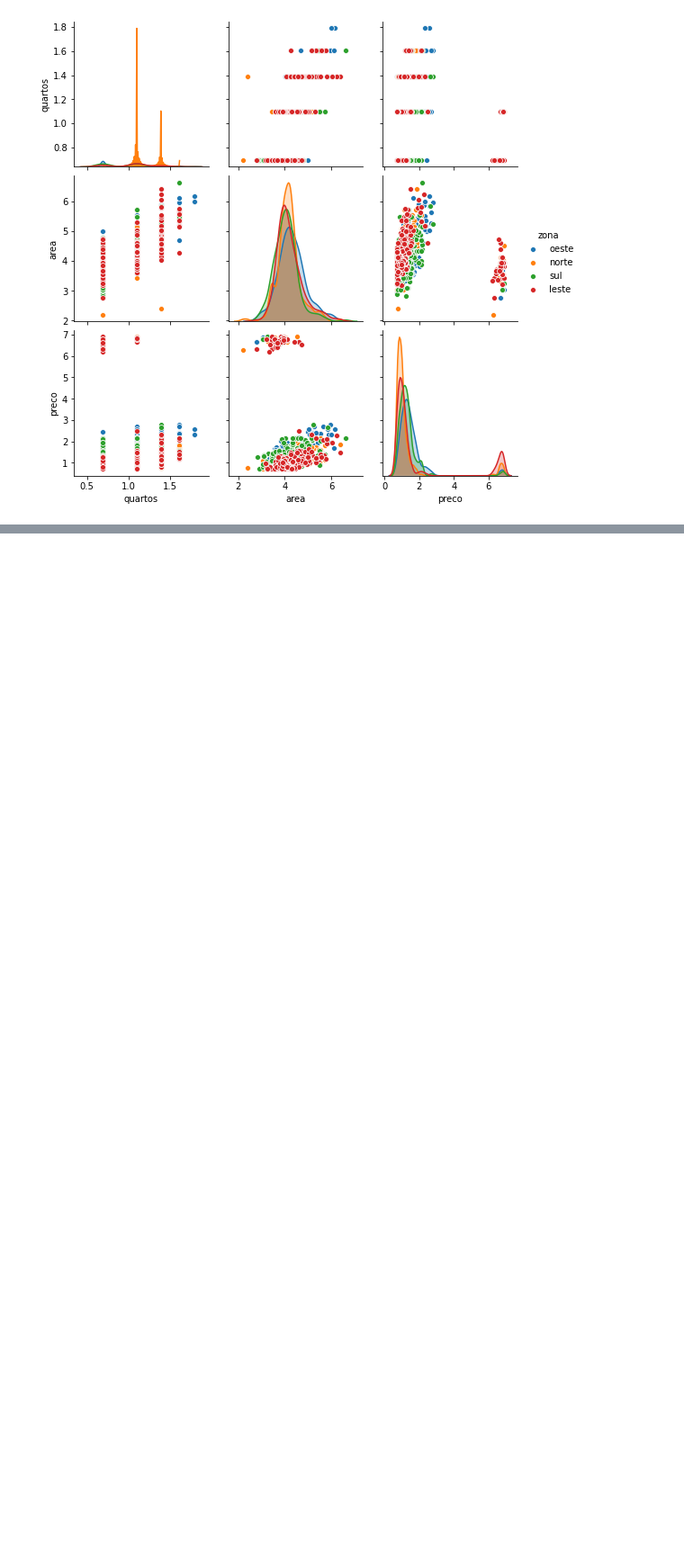
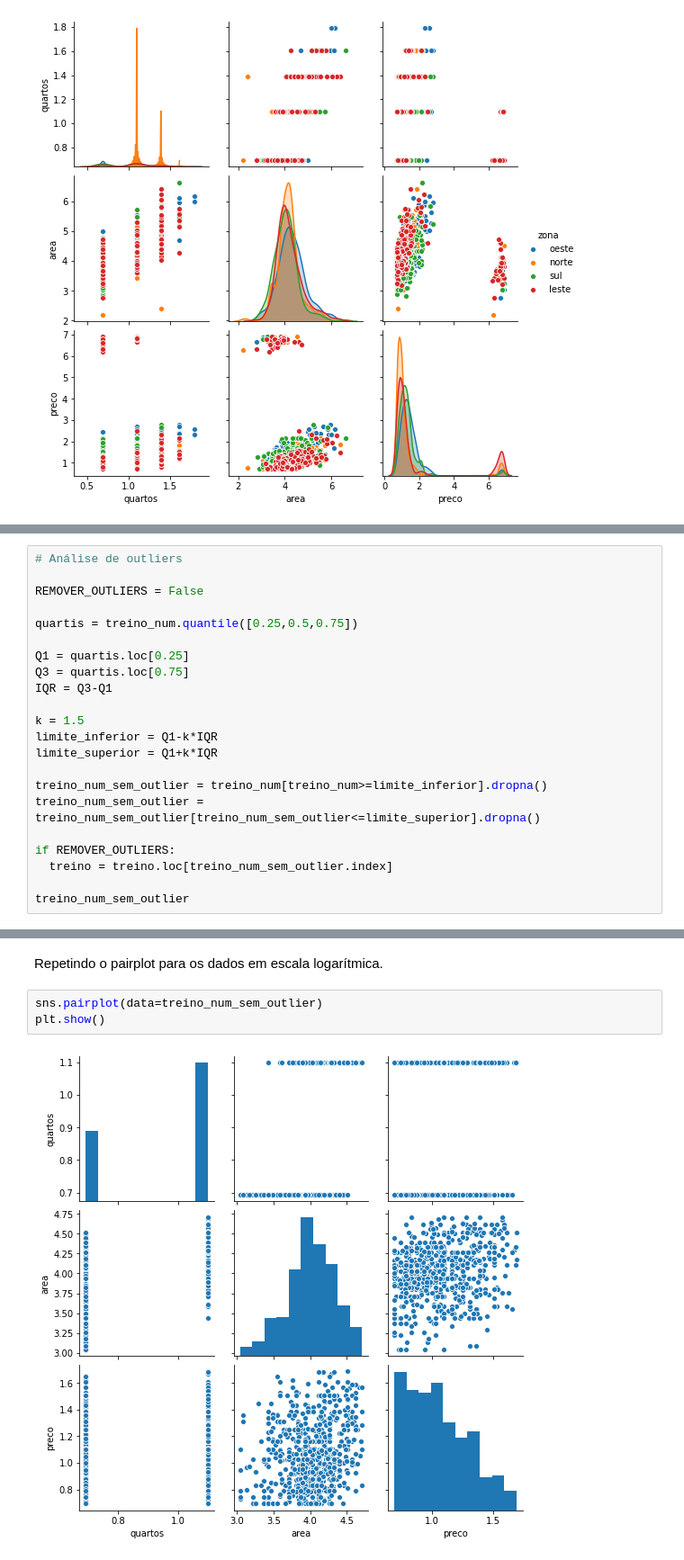
Before and after one commit to EduardoCampos1978/calculadora-de-aluguel, a Jupyter notebook: analise_exploratoria.ipynb, the cells around one changed output, grey strips where cells are left out. Shown at 90% size. Cells and saved outputs as stored; diff of their text form; blank space fills up the shorter version.

Commit message:
Remove outliers and plot pairplot

```diff
--- a/analise_exploratoria.ipynb
+++ b/analise_exploratoria.ipynb
@@ -173,0 +157,22 @@ df = df.fillna(df.median())
+# %%
+# Análise de outliers
+
+REMOVER_OUTLIERS = False
+
+quartis = treino_num.quantile([0.25,0.5,0.75])
+
+Q1 = quartis.loc[0.25]
+Q3 = quartis.loc[0.75]
+IQR = Q3-Q1
+
+k = 1.5
+limite_inferior = Q1-k*IQR
+limite_superior = Q1+k*IQR
+
+treino_num_sem_outlier = treino_num[treino_num>=limite_inferior].dropna()
+treino_num_sem_outlier = treino_num_sem_outlier[treino_num_sem_outlier<=limite_superior].dropna()
+
+if REMOVER_OUTLIERS:
+  treino = treino.loc[treino_num_sem_outlier.index]
+
+treino_num_sem_outlier
@@ -173,0 +193,7 @@ df = df.fillna(df.median())
+# %% [markdown]
+Repetindo o pairplot para os dados em escala logarítmica.
+# %%
+sns.pairplot(data=treino_num_sem_outlier)
+plt.show()
+# %% [output]
+[figure, added]
```
Also changed, not shown: parts of 8 cells of this notebook.
